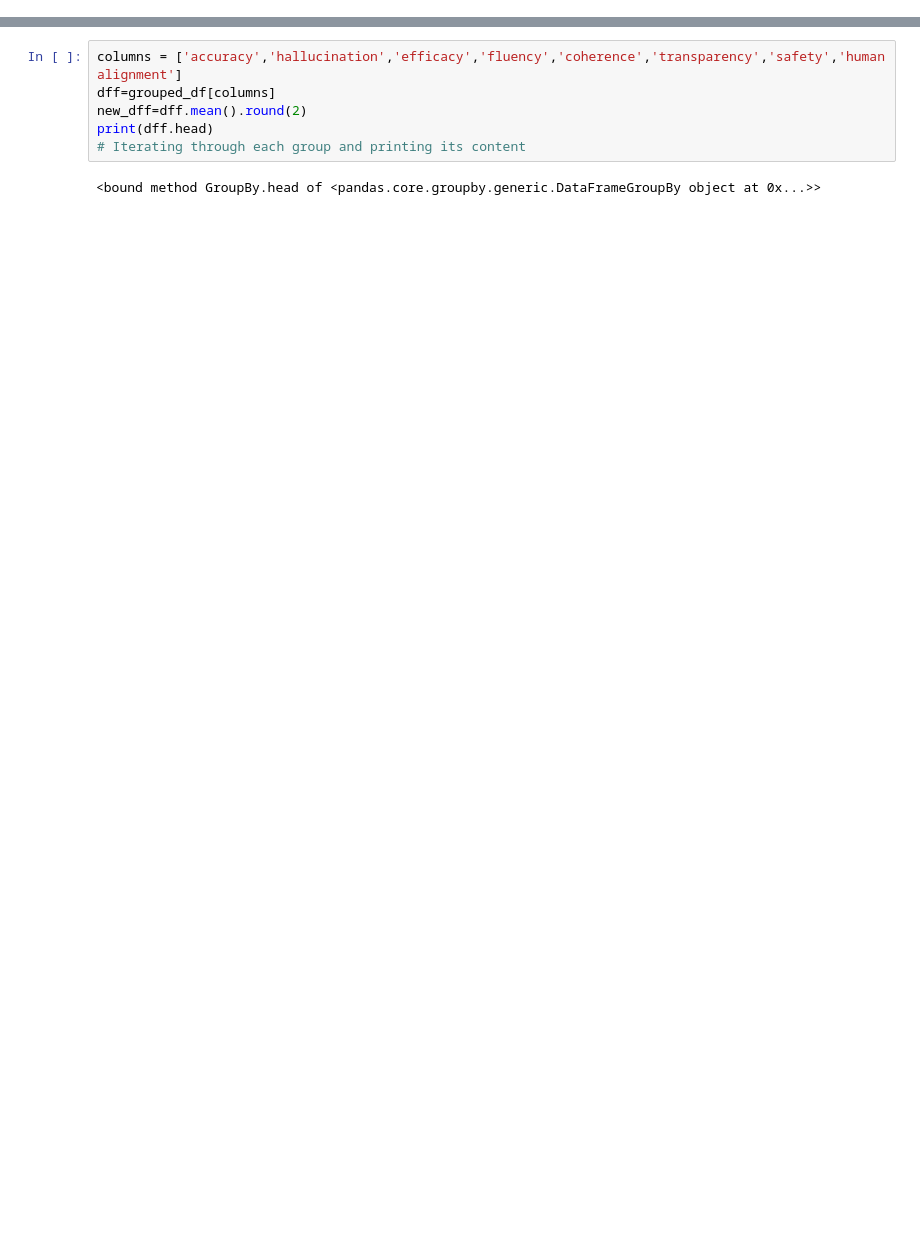
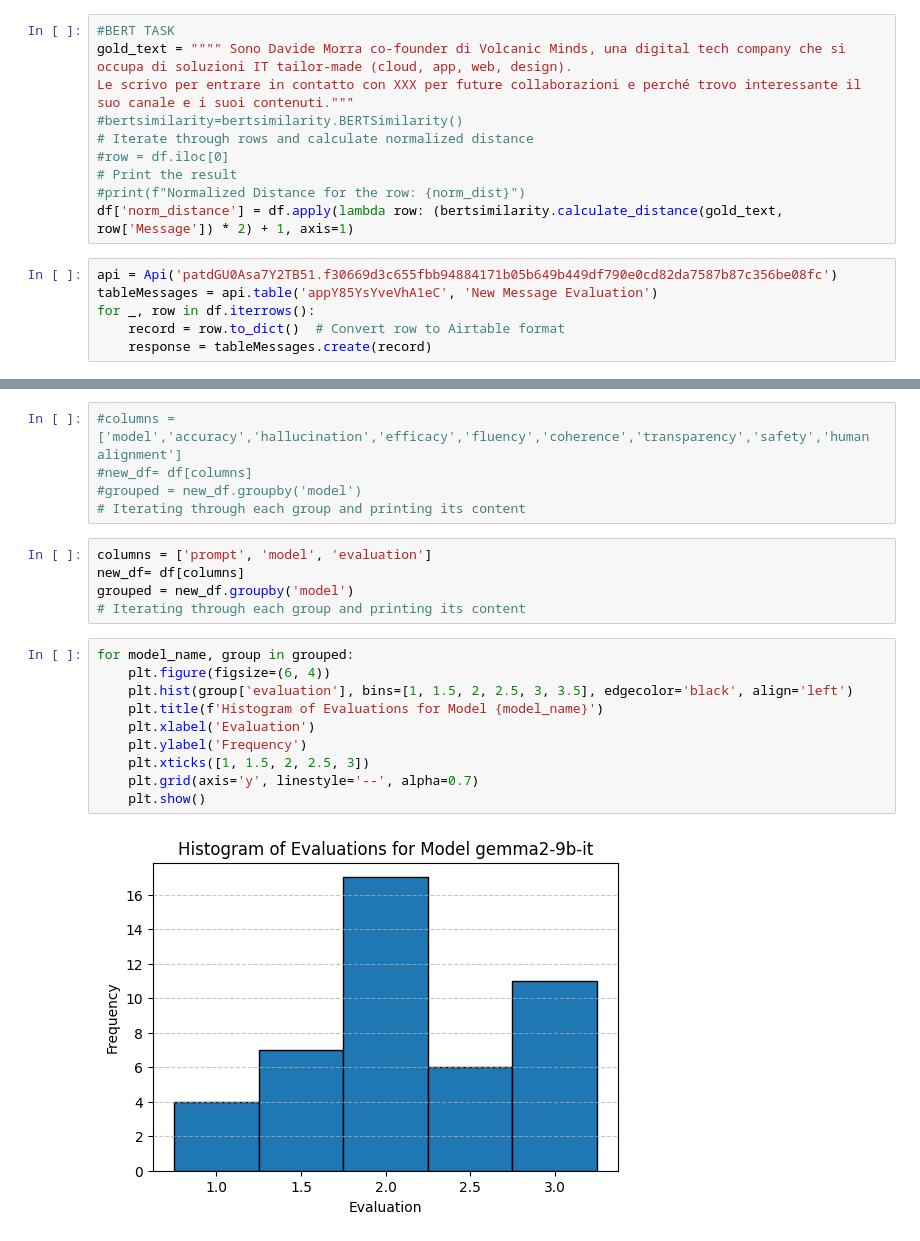
Before and after one commit to alb1c/Stage-AI-sales-agent, a Jupyter notebook: stats.ipynb, the cells around one changed output, grey strips where cells are left out. Drawn from its saved outputs; the diff is of its cells as text; blank space fills up the shorter version.

```diff
--- a/stats.ipynb
+++ b/stats.ipynb
@@ -9,2 +17,18 @@ import seaborn as sns
+# %%
+#BERT TASK
+gold_text = """" Sono Davide Morra co-founder di Volcanic Minds, una digital tech company che si occupa di soluzioni IT tailor-made (cloud, app, web, design).
+Le scrivo per entrare in contatto con XXX per future collaborazioni e perché trovo interessante il suo canale e i suoi contenuti."""
+#bertsimilarity=bertsimilarity.BERTSimilarity()
+# Iterate through rows and calculate normalized distance
+#row = df.iloc[0]
+# Print the result
+#print(f"Normalized Distance for the row: {norm_dist}")
+df['norm_distance'] = df.apply(lambda row: (bertsimilarity.calculate_distance(gold_text, row['Message']) * 2) + 1, axis=1)
+# %%
+api = Api('patdGU0Asa7Y2TB51.f30669d3c655fbb94884171b05b649b449df790e0cd82da7587b87c356be08fc')
+tableMessages = api.table('appY85YsYveVhA1eC', 'New Message Evaluation')
+for _, row in df.iterrows():
+    record = row.to_dict()  # Convert row to Airtable format
+    response = tableMessages.create(record)
 # %%
 api = Api('patkECjZGaeJ3Rj2F.902a4dc39c614cbcba594a1d909db35a39dcd69f43d2bf692aaf32268c4d60d7')
@@ -42,8 +57,22 @@ grouped_df=df.groupby(['model'])
 # %%
-columns = ['accuracy','hallucination','efficacy','fluency','coherence','transparency','safety','human alignment']
-dff=grouped_df[columns]
-new_dff=dff.mean().round(2)
-print(dff.head)
+#columns = ['model','accuracy','hallucination','efficacy','fluency','coherence','transparency','safety','human alignment']
+#new_df= df[columns]
+#grouped = new_df.groupby('model')
 # Iterating through each group and printing its content
-# %% [output]
-<bound method GroupBy.head of <pandas.core.groupby.generic.DataFrameGroupBy object at 0x...>>
+# %%
+columns = ['prompt', 'model', 'evaluation']
+new_df= df[columns]
+grouped = new_df.groupby('model')
+# Iterating through each group and printing its content
+# %%
+for model_name, group in grouped:
+    plt.figure(figsize=(6, 4))
+    plt.hist(group['evaluation'], bins=[1, 1.5, 2, 2.5, 3, 3.5], edgecolor='black', align='left')
+    plt.title(f'Histogram of Evaluations for Model {model_name}')
+    plt.xlabel('Evaluation')
+    plt.ylabel('Frequency')
+    plt.xticks([1, 1.5, 2, 2.5, 3])
+    plt.grid(axis='y', linestyle='--', alpha=0.7)
+    plt.show()
+# %% [output]
+[figure, added]
```
Also changed, not shown: parts of 11 cells of this notebook, 2 other files.
